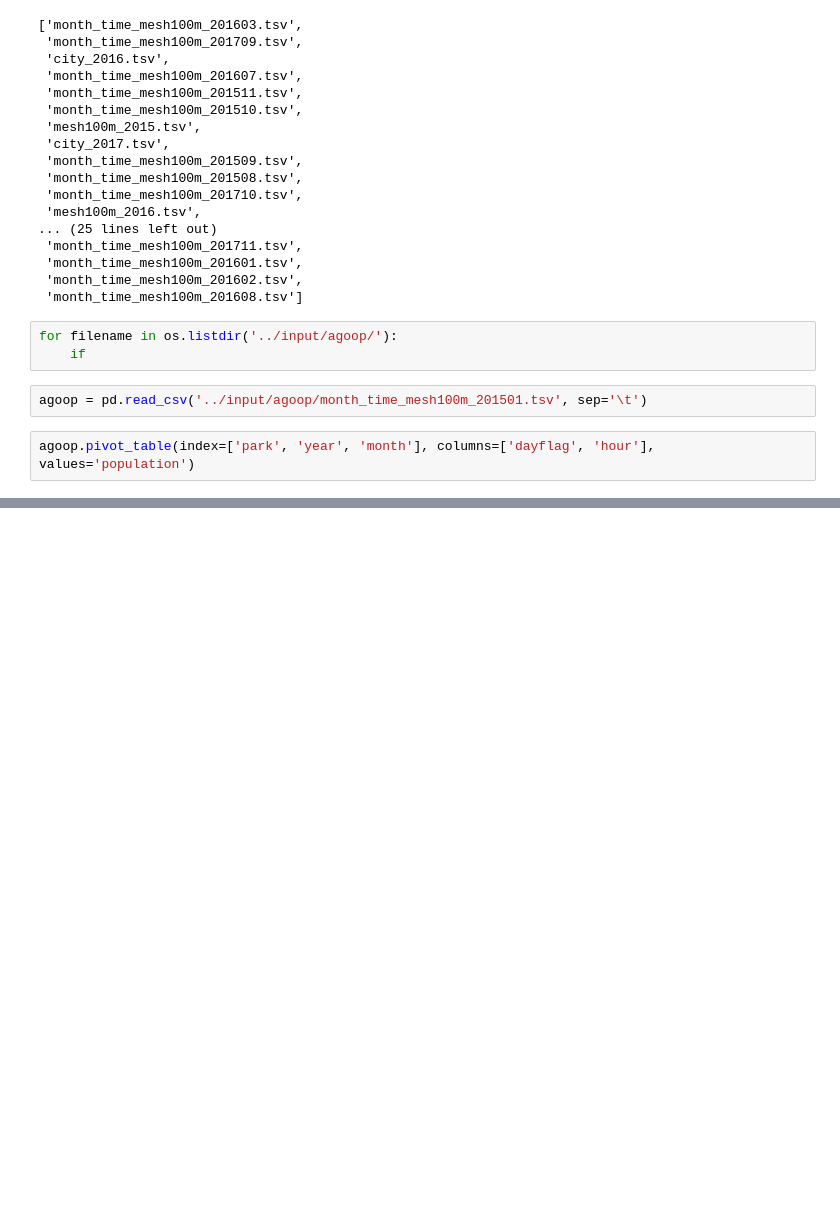
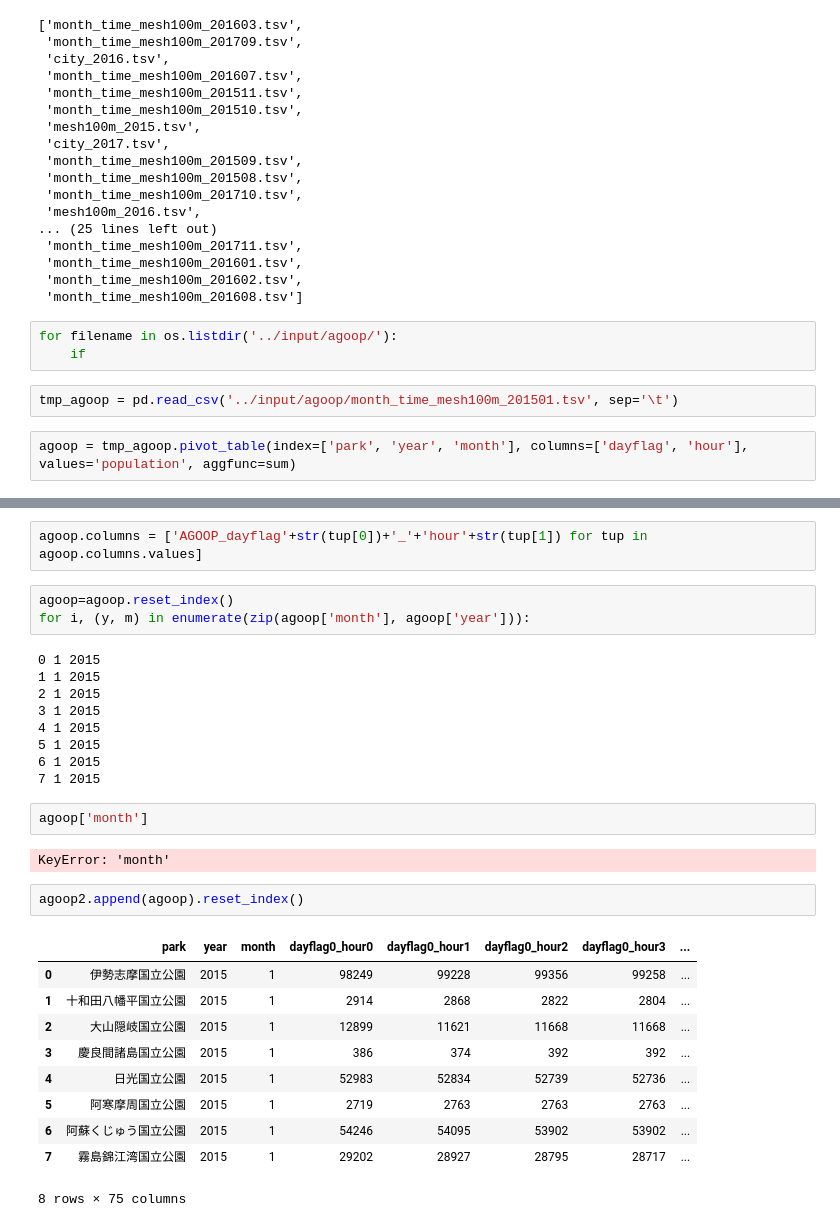
Before and after one commit to Hesene/National-Parks, a Jupyter notebook: src/EDA.ipynb, the cells around one changed output, grey strips where cells are left out. Cells and saved outputs as stored; diff of their text form; blank space fills up the shorter version.

```diff
--- a/src/EDA.ipynb
+++ b/src/EDA.ipynb
@@ -715,6 +715,6 @@ os.listdir('../input/agoop/')
 for filename in os.listdir('../input/agoop/'):
     if
 # %%
-agoop = pd.read_csv('../input/agoop/month_time_mesh100m_201501.tsv', sep='\t')
+tmp_agoop = pd.read_csv('../input/agoop/month_time_mesh100m_201501.tsv', sep='\t')
 # %%
-agoop.pivot_table(index=['park', 'year', 'month'], columns=['dayflag', 'hour'], values='population')
+agoop = tmp_agoop.pivot_table(index=['park', 'year', 'month'], columns=['dayflag', 'hour'], values='population', aggfunc=sum)
@@ -737,0 +735,31 @@ Timestamp('2017-12-31 00:00:00')
+# %%
+agoop.columns = ['AGOOP_dayflag'+str(tup[0])+'_'+'hour'+str(tup[1]) for tup in agoop.columns.values]
+# %%
+agoop=agoop.reset_index()
+for i, (y, m) in enumerate(zip(agoop['month'], agoop['year'])):
+# %% [output]
+0 1 2015
+1 1 2015
+2 1 2015
+3 1 2015
+4 1 2015
+5 1 2015
+6 1 2015
+7 1 2015
+# %%
+agoop['month']
+# %% [output]
+KeyError: 'month'
+# %%
+agoop2.append(agoop).reset_index()
+# %% [output]
+|  | park | year | month | dayflag0_hour0 | dayflag0_hour1 | dayflag0_hour2 | dayflag0_hour3 | ... |
+| 0 | 伊勢志摩国立公園 | 2015 | 1 | 98249 | 99228 | 99356 | 99258 | ... |
+| 1 | 十和田八幡平国立公園 | 2015 | 1 | 2914 | 2868 | 2822 | 2804 | ... |
+| 2 | 大山隠岐国立公園 | 2015 | 1 | 12899 | 11621 | 11668 | 11668 | ... |
+| 3 | 慶良間諸島国立公園 | 2015 | 1 | 386 | 374 | 392 | 392 | ... |
+| 4 | 日光国立公園 | 2015 | 1 | 52983 | 52834 | 52739 | 52736 | ... |
+| 5 | 阿寒摩周国立公園 | 2015 | 1 | 2719 | 2763 | 2763 | 2763 | ... |
+| 6 | 阿蘇くじゅう国立公園 | 2015 | 1 | 54246 | 54095 | 53902 | 53902 | ... |
+| 7 | 霧島錦江湾国立公園 | 2015 | 1 | 29202 | 28927 | 28795 | 28717 | ... |
+8 rows × 75 columns
```
Also changed, not shown: parts of 5 cells of this notebook, 4 other files.
